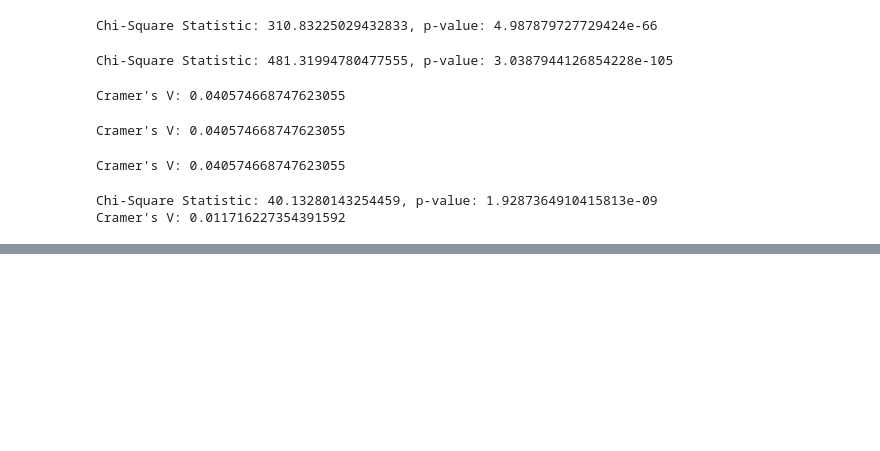
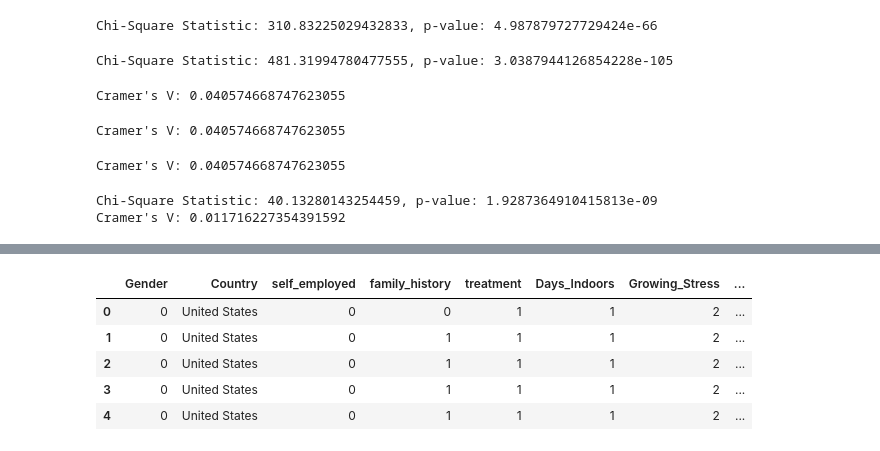
Before and after one commit to EricTanUMD/414-project, a Jupyter notebook: notebooks/sprint_2.ipynb, the cells around one changed output, grey strips where cells are left out. Cells and saved outputs as stored; diff of their text form; code cells hidden in the pictures; blank space fills up the shorter version.

```diff
--- a/notebooks/sprint_2.ipynb
+++ b/notebooks/sprint_2.ipynb
@@ -373,0 +281,83 @@ df_encoded.head()
+# %%
+# Encode onto a copy so we don't overide the original df
+df_encoded = df.copy()
+
+ordinal_mappings = {
+    'Days_Indoors': {
+        'Go out Every day': 0,
+        '1-14 days': 1,
+        '15-30 days': 2,
+        '31-60 days': 3,
+        'More than 2 months': 4
+    },
+    'Mood_Swings': {
+        'Low': 0,
+        'Medium': 1,
+        'High': 2
+    },
+    'Growing_Stress': {
+        'No': 0,
+        'Maybe': 1,
+        'Yes': 2
+    },
+    'Changes_Habits': {
+        'No': 0,
+        'Maybe': 1,
+        'Yes': 2
+    },
+    'Work_Interest': {
+        'No': 0,
+        'Maybe': 1,
+        'Yes': 2
+    },
+    'care_options': {
+        'No': 0,
+        'Not sure': 1,
+        'Yes': 2
+    },
+    'Mental_Health_History': {
+        'No': 0,
+        'Maybe': 1,
+        'Yes': 2
+    }
+}
+
+# 3. Nominal Encodings (no inherent order)
+nominal_vars = ['Occupation', 'Social_Weakness', 'mental_health_interview']
+
+# 4. Binary Encodings
+binary_mappings = {
+    'Gender': {'Female': 0, 'Male': 1},
+    'self_employed': {'No': 0, 'Yes': 1},
+    'family_history': {'No': 0, 'Yes': 1},
+    'treatment': {'No': 0, 'Yes': 1},
+    'Coping_Struggles': {'No': 0, 'Yes': 1}
+}
+
+# 5. Apply Encodings
+df_encoded = df.copy()
+
+# Ordinal variables
+for col, mapping in ordinal_mappings.items():
+    df_encoded[col] = df[col].map(mapping)
+
+# Nominal variables (one-hot encode)
+df_encoded = pd.get_dummies(df_encoded, columns=nominal_vars, drop_first=True)
+
+# Binary variables
+for col, mapping in binary_mappings.items():
+    df_encoded[col] = df[col].map(mapping)
+# 7. Keep Country as-is
+df_encoded['Country'] = df['Country']
+
+# 8. Verify encodings
+# show more columns for head
+pd.set_option('display.max_columns', None)
+df_encoded.head() # show all columns in the head
+# %% [output]
+|  | Gender | Country | self_employed | family_history | treatment | Days_Indoors | Growing_Stress | ... |
+| 0 | 0 | United States | 0 | 0 | 1 | 1 | 2 | ... |
+| 1 | 0 | United States | 0 | 1 | 1 | 1 | 2 | ... |
+| 2 | 0 | United States | 0 | 1 | 1 | 1 | 2 | ... |
+| 3 | 0 | United States | 0 | 1 | 1 | 1 | 2 | ... |
+| 4 | 0 | United States | 0 | 1 | 1 | 1 | 2 | ... |
```
Also changed, not shown: parts of 7 cells of this notebook, 1 other file.
